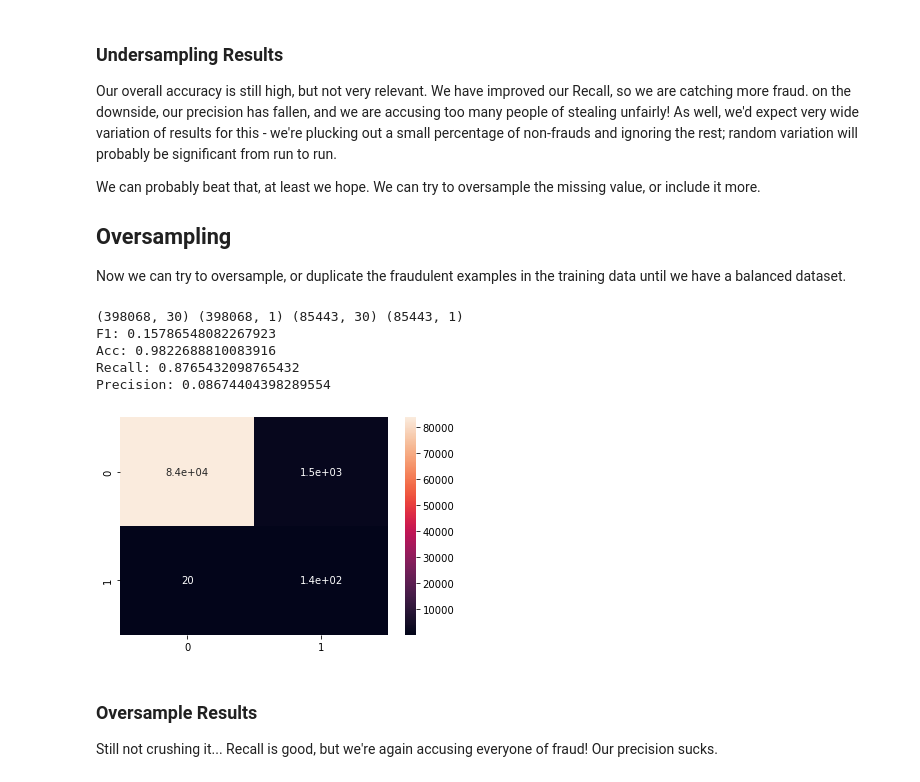
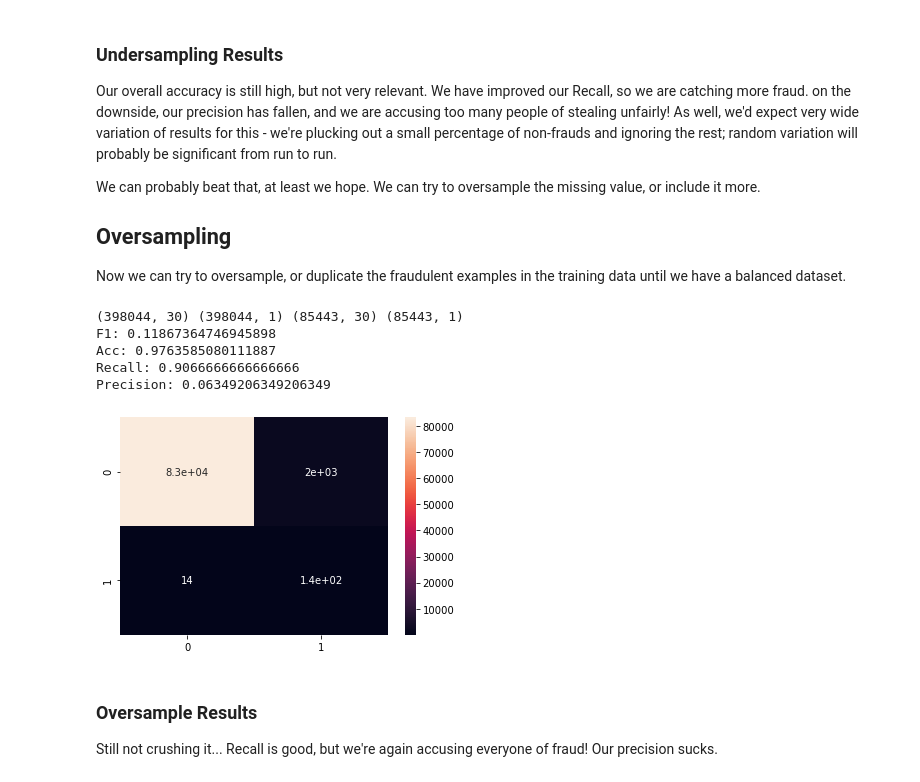
Before and after one commit to allyryry/BasicClassExamples, a Jupyter notebook: 025_Imbalanced_Regression.ipynb, the cells around one changed output. Saved outputs shown, nothing was run; the diff lists cells and outputs as text; code cells hidden in the pictures.

```diff
--- a/025_Imbalanced_Regression.ipynb
+++ b/025_Imbalanced_Regression.ipynb
@@ -177,28 +177,50 @@ We can probably beat that, at least we hope. We can try to oversample the missin
 <h2>Oversampling</h2>
 
 Now we can try to oversample, or duplicate the fraudulent examples in the training data until we have a balanced dataset.
-# %%
-#Oversample
-
-#CREATE AN OVERSAMPLING METHOD SIMILAR TO ABOVE
-#If you keep teh same naming structure, the printout stuff below will work, if not, you'll have to edit that
-
-#Generate 1/0 results and show results
-labels3 = binarize(np.array(preds3).reshape(-1,1), threshold=.5)
-conf_matrix3 = confusion_matrix(y_test3,labels3)
-sns.heatmap(conf_matrix3, annot=True)
-
-print("F1:",f1_score(y_test3, labels3))
-print("Acc:",accuracy_score(y_test3, labels3))
-print("Recall:",recall_score(y_test3, labels3))
-print("Precision:",precision_score(y_test3, labels3))
-# %% [output]
-(398068, 30) (398068, 1) (85443, 30) (85443, 1)
-F1: 0.15786548082267923
-Acc: 0.9822688810083916
-Recall: 0.8765432098765432
-Precision: 0.08674404398289554
-[figure, removed]
+# %%
+#Oversample
+#Split the data into test train
+train3, test3 = train_test_split(df, test_size=.3)
+#Prep the test data by splitting x/y
+y_test3 = np.array(test3["Class"]).reshape(-1,1)
+X_test3 = np.array(test3.drop(columns={"Class"}))
+
+#Manually resample the training data
+df_NonFrauds = train3[train3["Class"]==0]
+df_Frauds = train3[train3["Class"]==1]
+df_F = df_Frauds.sample(len(df_NonFrauds), replace=True)
+df_Under = pd.concat([df_NonFrauds, df_F])
+y_train3 = np.array(df_Under["Class"]).reshape(-1,1)
+X_train3 = np.array(df_Under.drop(columns={"Class"}))
+
+print(X_train3.shape, y_train3.shape, X_test3.shape, y_test3.shape)
+#Normalize data
+scaler3 = MinMaxScaler()
+X_train3_norm = scaler3.fit_transform(X_train3)
+X_test3_norm = scaler3.transform(X_test3)
+
+#Train model
+model3 = LogisticRegression(max_iter=10000).fit(X_train3_norm,y_train3.ravel())
+
+#Make predictions
+preds3 = model3.predict(X_test3_norm)
+
+#Generate 1/0 results and show results
+labels3 = binarize(np.array(preds3).reshape(-1,1), threshold=.5)
+conf_matrix3 = confusion_matrix(y_test3,labels3)
+sns.heatmap(conf_matrix3, annot=True)
+
+print("F1:",f1_score(y_test3, labels3))
+print("Acc:",accuracy_score(y_test3, labels3))
+print("Recall:",recall_score(y_test3, labels3))
+print("Precision:",precision_score(y_test3, labels3))
+# %% [output]
+(398044, 30) (398044, 1) (85443, 30) (85443, 1)
+F1: 0.11867364746945898
+Acc: 0.9763585080111887
+Recall: 0.9066666666666666
+Precision: 0.06349206349206349
+[figure, added]
 # %% [markdown]
 <h3>Oversample Results</h3>
 
```
Also changed, not shown: parts of 4 cells of this notebook.
